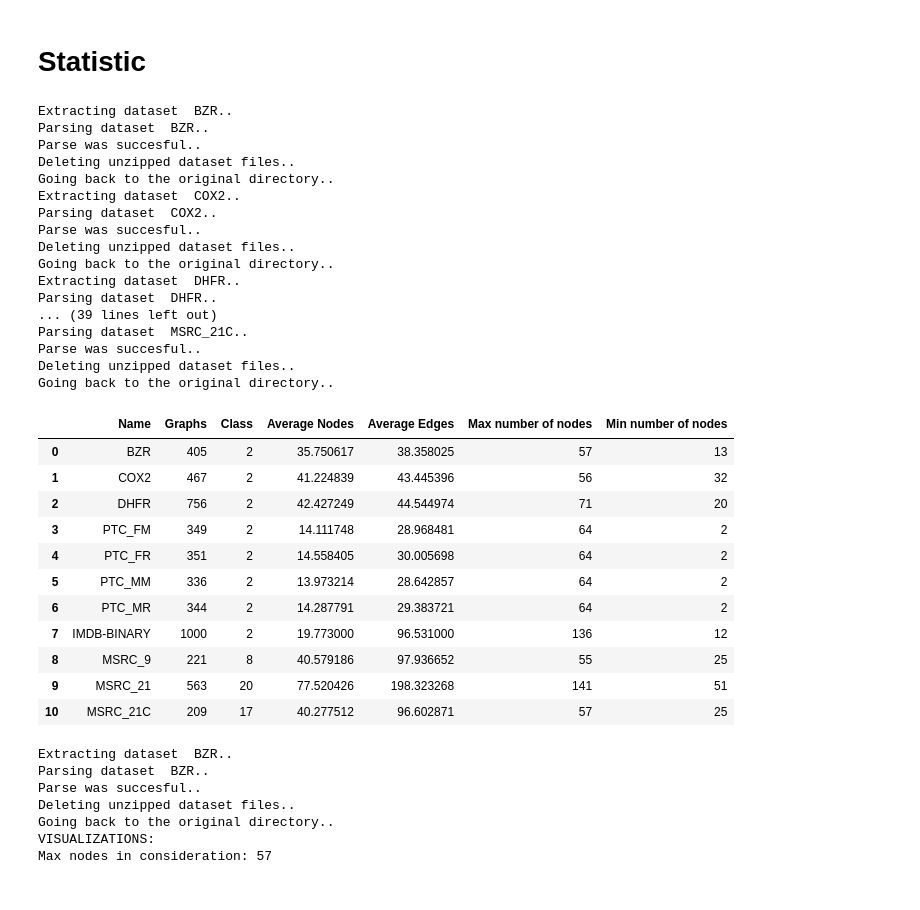
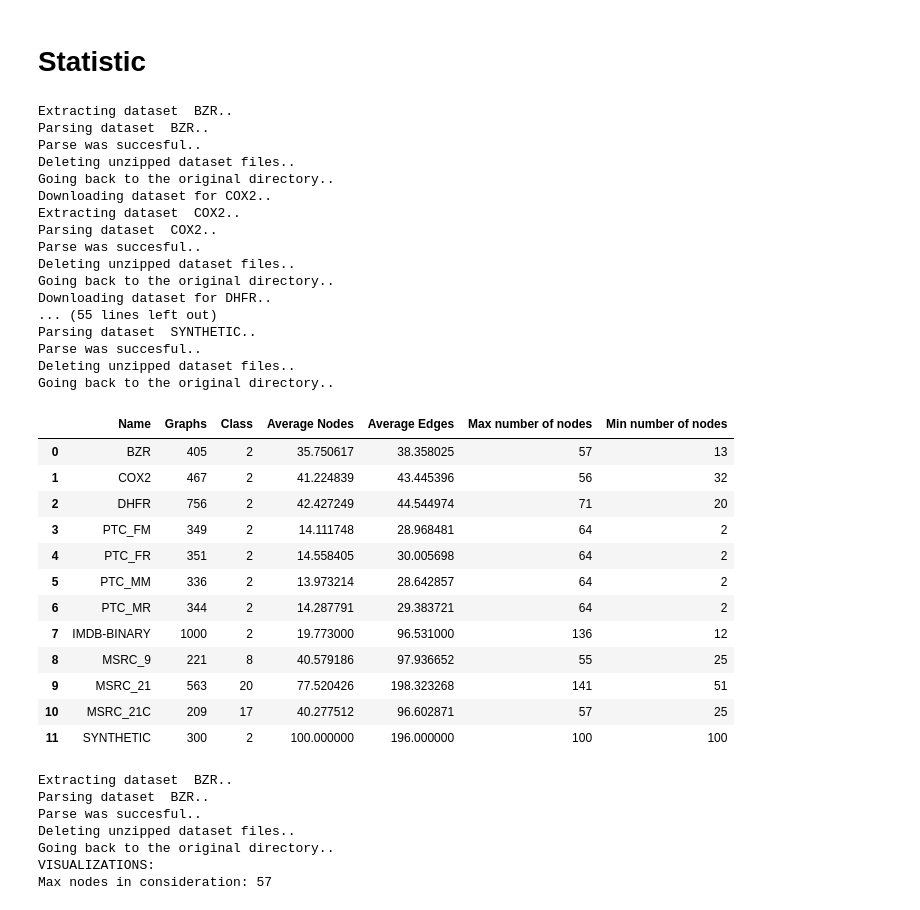
Before and after one commit to LeeYuuuan/Graph-Kernel-Isomorphic-, a Jupyter notebook: TUDatasetAnalsis.ipynb, the cells around one changed output. Cells and saved outputs as stored; diff of their text form; code cells hidden in the pictures.

```diff
--- a/TUDatasetAnalsis.ipynb
+++ b/TUDatasetAnalsis.ipynb
@@ -223,37 +267,38 @@ GraphswitoutLabel_BZR = GetAllGraphwithoutLables(G)
 # %% [markdown]
 # Statistic
 # %%
-GetSummary(['BZR', 'COX2', 'DHFR', 'PTC_FM', 'PTC_FR', 'PTC_MM', 'PTC_MR','IMDB-BINARY', 'MSRC_9', 'MSRC_21', 'MSRC_21C'])
+GetSummary(['BZR', 'COX2', 'DHFR', 'PTC_FM', 'PTC_FR', 'PTC_MM', 'PTC_MR','IMDB-BINARY', 'MSRC_9', 'MSRC_21', 'MSRC_21C', 'SYNTHETIC'])
 # %% [output]
 Extracting dataset  BZR..
 Parsing dataset  BZR..
 Parse was succesful..
 Deleting unzipped dataset files..
 Going back to the original directory..
+Downloading dataset for COX2..
 Extracting dataset  COX2..
 Parsing dataset  COX2..
 Parse was succesful..
 Deleting unzipped dataset files..
 Going back to the original directory..
-Extracting dataset  DHFR..
-Parsing dataset  DHFR..
-... (39 lines left out)
-Parsing dataset  MSRC_21C..
+Downloading dataset for DHFR..
+... (55 lines left out)
+Parsing dataset  SYNTHETIC..
 Parse was succesful..
 Deleting unzipped dataset files..
 Going back to the original directory..
 |  | Name | Graphs | Class | Average Nodes | Average Edges | Max number of nodes | Min number of nodes |
 | 0 | BZR | 405 | 2 | 35.750617 | 38.358025 | 57 | 13 |
 | 1 | COX2 | 467 | 2 | 41.224839 | 43.445396 | 56 | 32 |
 | 2 | DHFR | 756 | 2 | 42.427249 | 44.544974 | 71 | 20 |
 | 3 | PTC_FM | 349 | 2 | 14.111748 | 28.968481 | 64 | 2 |
 | 4 | PTC_FR | 351 | 2 | 14.558405 | 30.005698 | 64 | 2 |
 | 5 | PTC_MM | 336 | 2 | 13.973214 | 28.642857 | 64 | 2 |
 | 6 | PTC_MR | 344 | 2 | 14.287791 | 29.383721 | 64 | 2 |
 | 7 | IMDB-BINARY | 1000 | 2 | 19.773000 | 96.531000 | 136 | 12 |
 | 8 | MSRC_9 | 221 | 8 | 40.579186 | 97.936652 | 55 | 25 |
 | 9 | MSRC_21 | 563 | 20 | 77.520426 | 198.323268 | 141 | 51 |
 | 10 | MSRC_21C | 209 | 17 | 40.277512 | 96.602871 | 57 | 25 |
+| 11 | SYNTHETIC | 300 | 2 | 100.000000 | 196.000000 | 100 | 100 |
 # %%
 def GetNodeDistribution(dataset_name):
     """
```
Also changed, not shown: parts of 24 cells of this notebook.
